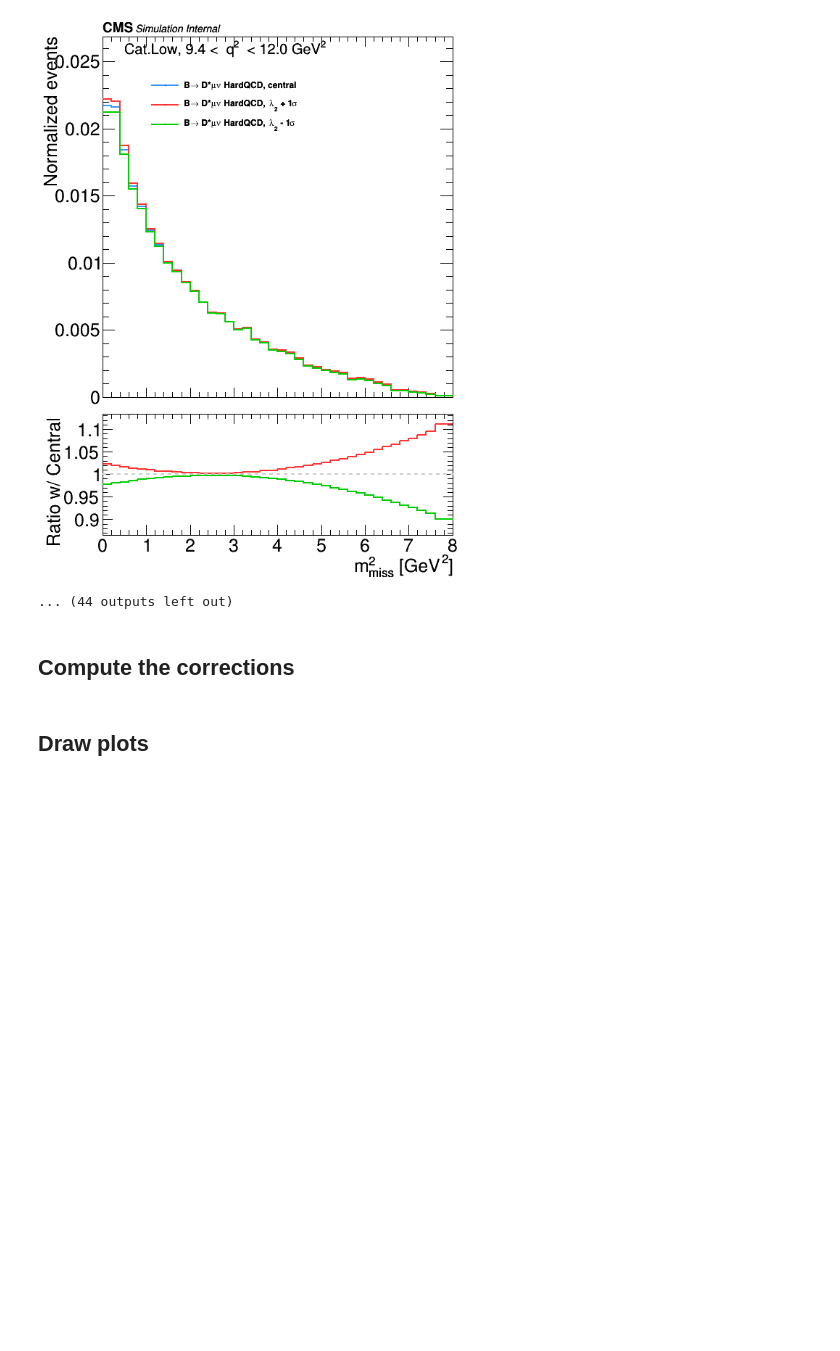
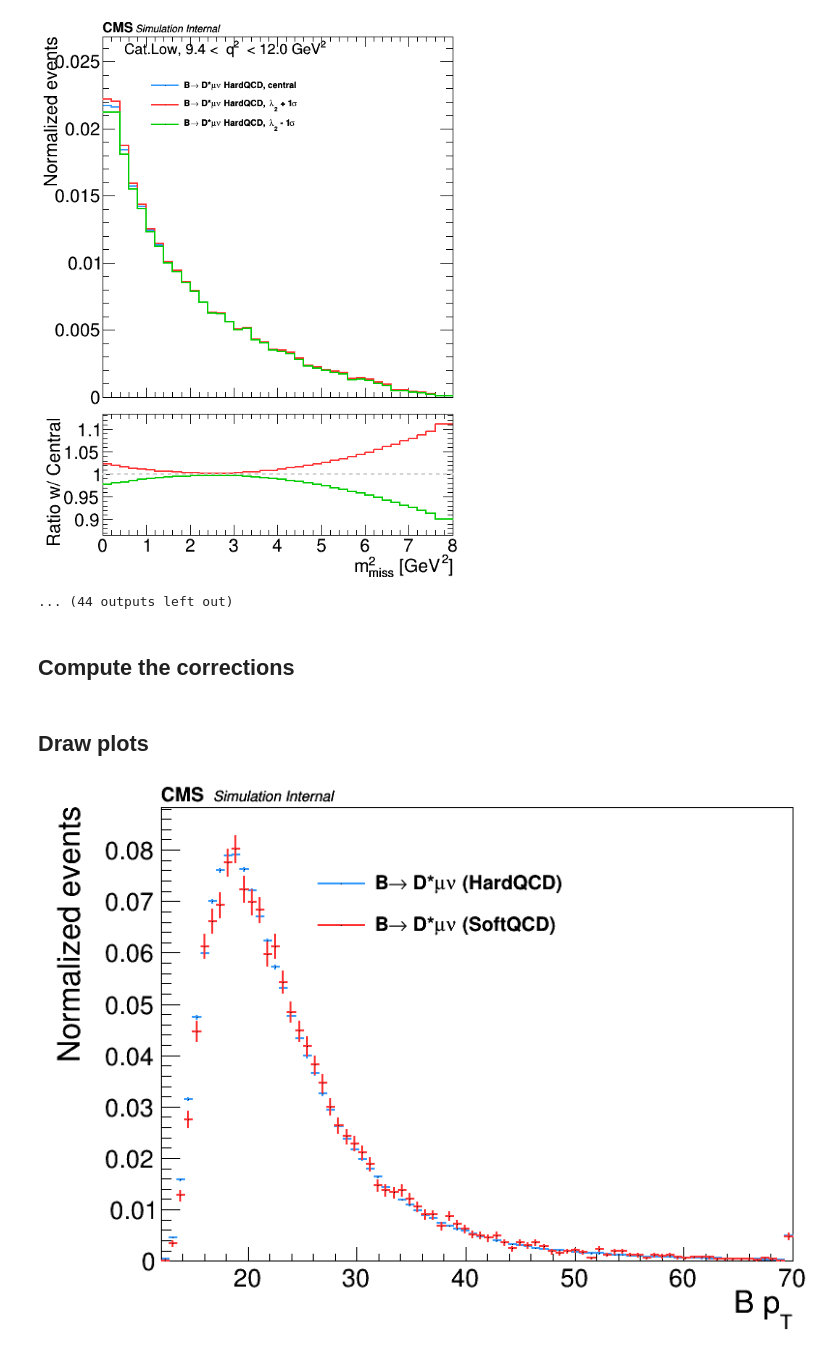
Before and after one commit to ocerri/BPH_RD_Analysis, a Jupyter notebook: plot_scripts/compare_HardQCDbbbar_SoftQCDall_pythiaProcess.ipynb, the cells around one changed output. Cells and saved outputs as stored; diff of their text form; code cells hidden in the pictures; blank space fills up the shorter version.

```diff
--- a/plot_scripts/compare_HardQCDbbbar_SoftQCDall_pythiaProcess.ipynb
+++ b/plot_scripts/compare_HardQCDbbbar_SoftQCDall_pythiaProcess.ipynb
@@ -339,7 +347,7 @@ binning['Est_mu'] = [
         array('d', [0.3] + list(np.arange(0.5, 2.25, 0.05)) + [2.3] ),
         array('d', [0.3] + list(np.arange(0.5, 2.2, 0.05)) + [2.2] ),
         array('d', [0.3] + list(np.arange(0.5, 2.1, 0.05)) + [2.1] ),
-        [23, 0.3, 1.93],
+        array('d', list(np.linspace(0.3, 1.93, 23)))
     ]
 
 xAx_title = {'M2_miss':'m^{2}_{miss} [GeV^{2}]', 'Est_mu':'E_{#mu}* [GeV]'}
@@ -725,6 +733,21 @@ class pythiaCalReader:
         return np.clip(w, clipLimits[0], clipLimits[1])
 # %% [markdown]
 ## Draw plots
+# %%
+c = make_comp_plot_1D(
+    [
+        [dsHard['MC_B_pt'], 'B#rightarrow D*#mu#nu (HardQCD)'],
+        [dsSoft['MC_B_pt'], 'B#rightarrow D*#mu#nu (SoftQCD)'],
+    ],
+    scale_histo = [1./dsHard['MC_B_pt'].shape[0], 1./dsSoft['MC_B_pt'].shape[0]],
+    binning=[80, 12, 70],
+    setLog='', miny=1e-6,
+    axis_title = ['B p_{T}', 'Normalized events'],
+    leg_loc=[0.35, 0.7, 0.35, 0.15],
+    tag=category +'_'+ var+'_q2bin'+str(i_q2)
+)
+# %% [output]
+[figure, added]
 # %%
 canvasOut = []
 for var in ['M2_miss', 'Est_mu']:
```
Also changed, not shown: parts of 2 cells of this notebook, 4 other files.
